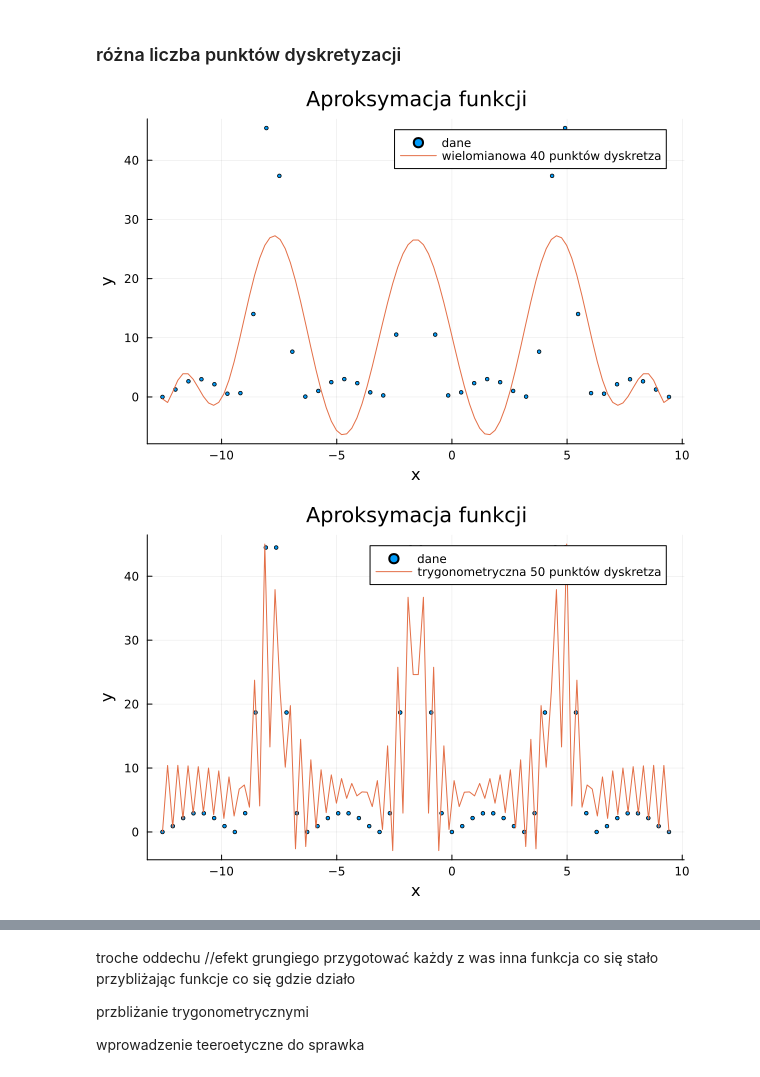
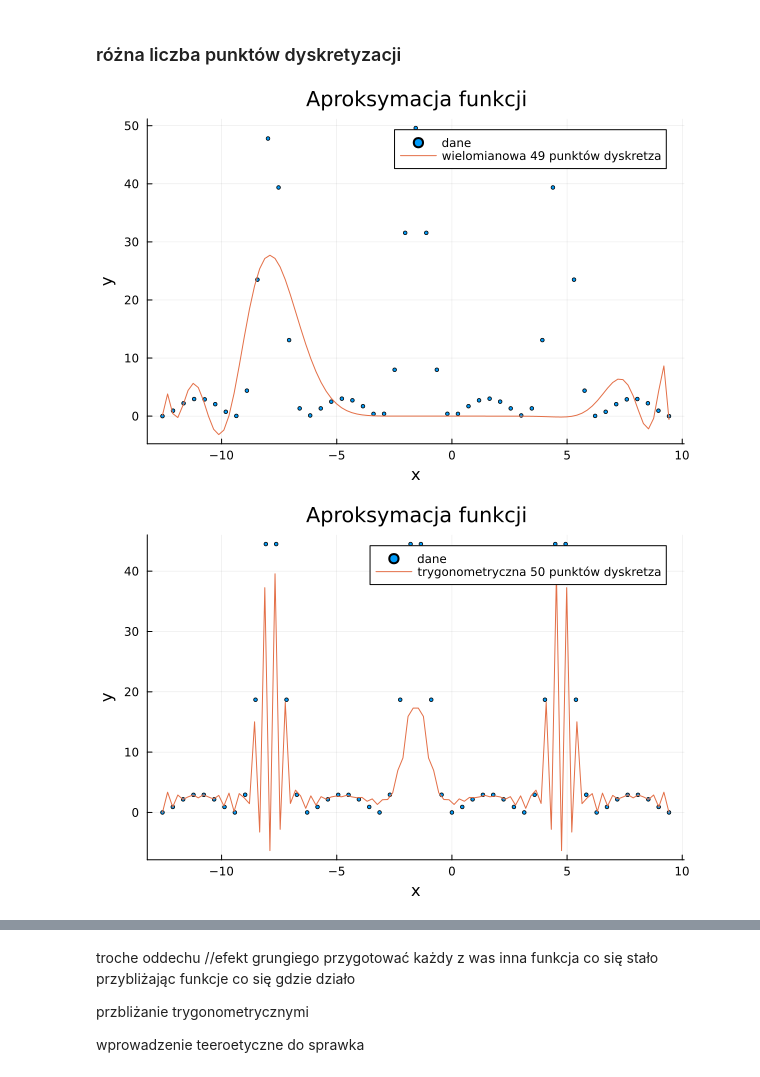
Before and after one commit to c-i-a-s-t-e-k/MOwNiT, a Jupyter notebook: lab4/aproksymacjaSredniokwadratowa.ipynb, the cells around one changed output, grey strips where cells are left out. Cells and saved outputs as stored; diff of their text form; code cells hidden in the pictures.

```diff
--- a/lab4/aproksymacjaSredniokwadratowa.ipynb
+++ b/lab4/aproksymacjaSredniokwadratowa.ipynb
@@ -11,7 +11,7 @@ B = 3π
 x = collect(range(A, B, length=n))
 y = exp.(-k*sin.(m*x)) .+ k*sin.(m*x) .- 1
 
-N = [10,11,12,13,15,16, 20, 30, 40, 50, 60, 70, 80, 90, 100, 500, 1000] # liczba punktów dyskretyzacji
+N = [10,11,12,13,15,16, 20, 30, 40,48, 49, 50, 51, 52, 60, 70, 80, 90, 100, 500, 1000] # liczba punktów dyskretyzacji
 X = [collect(range(A, B, length=n)) for n in N]
 Y = [exp.(-k*sin.(m*x)) .+ k*sin.(m*x) .- 1 for x in X]
 # %% [output]
@@ -97,7 +96,7 @@ end
 poly_Xi_appr = []
 poly_Yi_appr = []
 poly_errorsi = []
-n = 13
+n = 11
 for i in 1:length(N)
     x_appr, y_appr = poly_approx(n, X[i], Y[i])
     push!(poly_Xi_appr, x_appr)
@@ -207,22 +205,22 @@ for i in 1:length(N)
     push!(plots,plot!())
 
 end
-plots[9]
+plots[11]
 # savefig(plots[6], "plots/AprPol15")
 # %% [output]
-[figure, old version]
+[figure, new version]
 # %%
 plots = []
 for i in 1:length(N)
     scatter(X[i], Y[i], label="dane", markersize=2)
     plot!(trig_Xi_appr[i], trig_Yi_appr[i], label="trygonometryczna $(N[i]) punktów dyskretza")
     title!("Aproksymacja funkcji")
     xlabel!("x")
     ylabel!("y")
     push!(plots,plot!())
 
 end
-savefig(plots[10],"plots/AprTriWhatThe")
-plots[10]
+# savefig(plots[12],"plots/AprTriWhatThe")
+plots[12]
 # %% [output]
-[figure, old version]
+[figure, new version]
```
Also changed, not shown: parts of 6 cells of this notebook, 23 other files.
